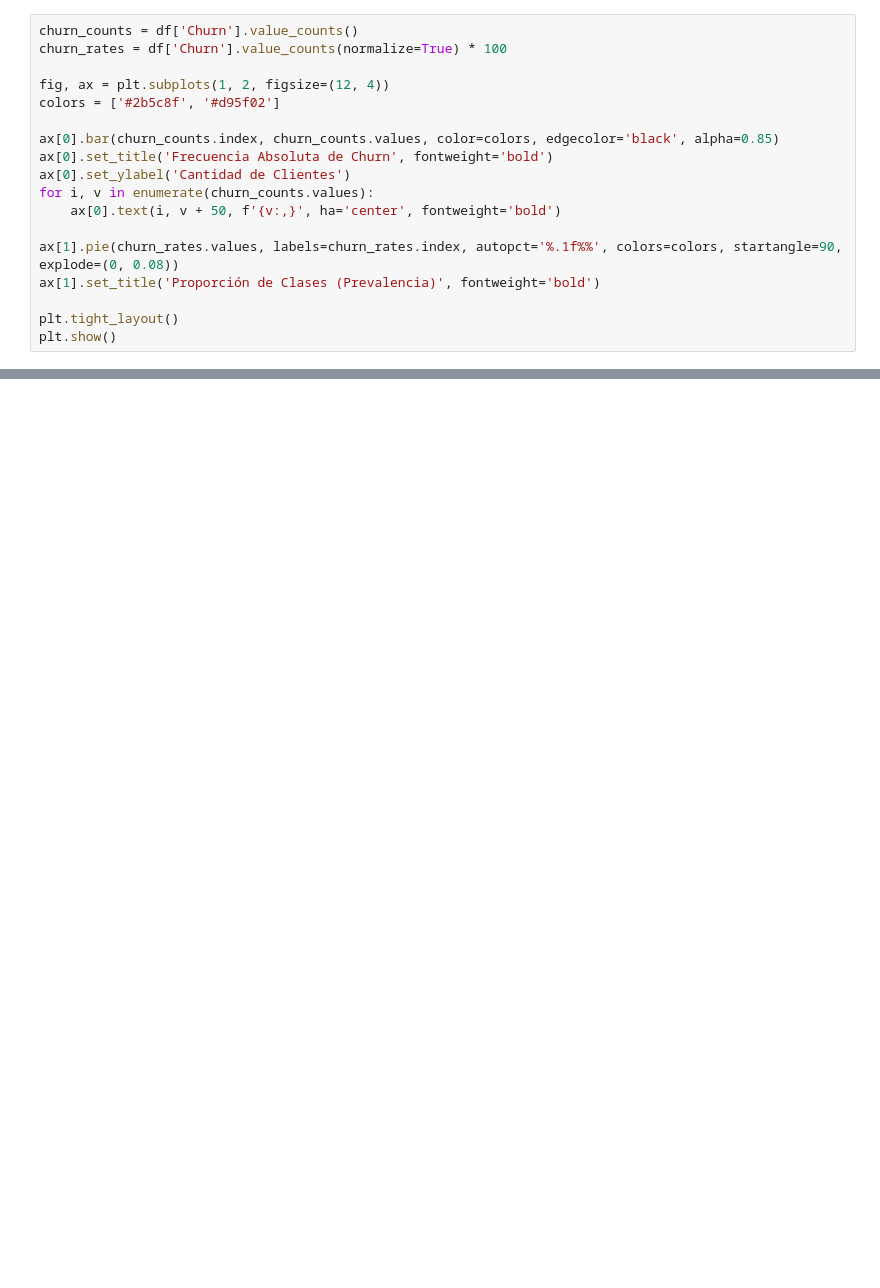
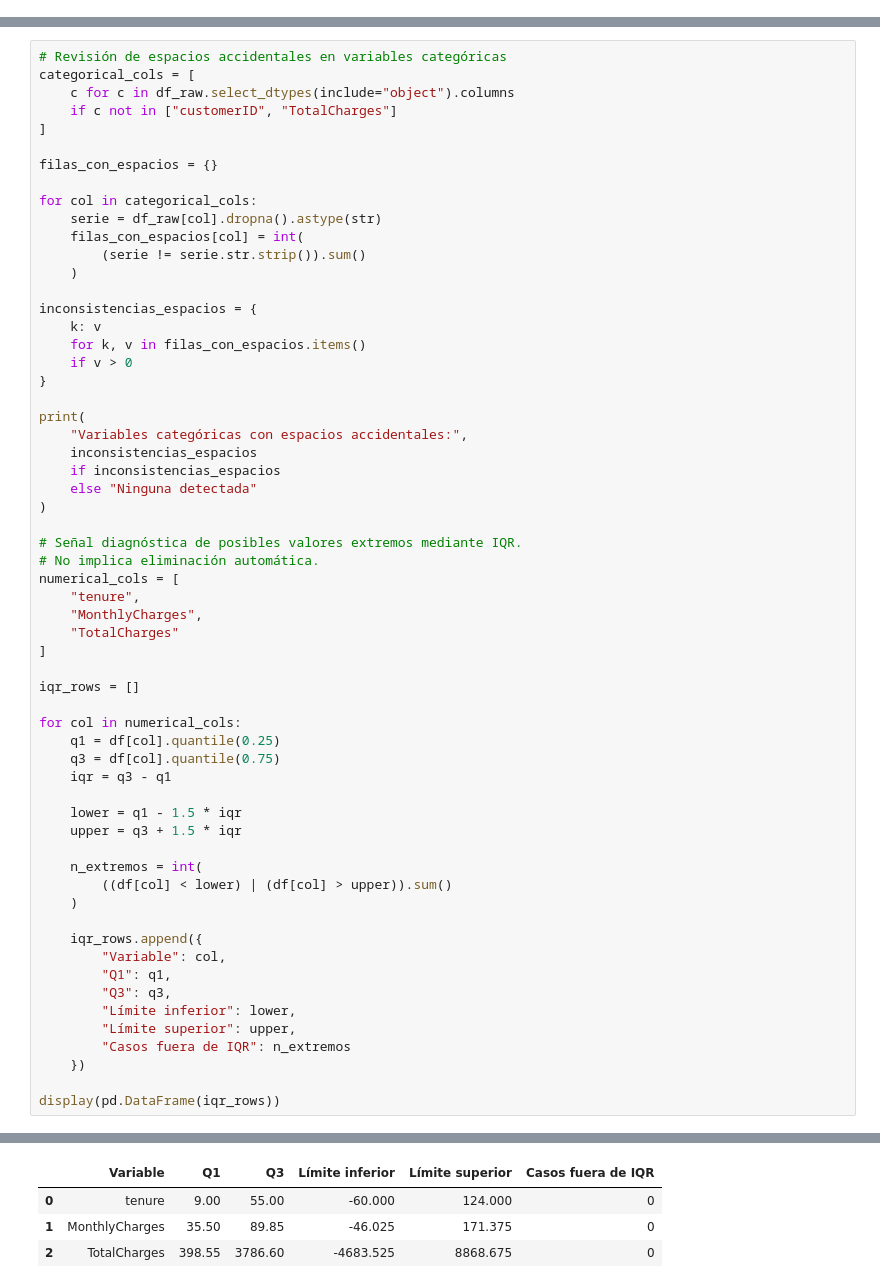
Before and after one commit to joako-baneado/customer-churn-prediction, a Jupyter notebook: notebooks/01_eda_exploratorio.ipynb, the cells around one changed output, grey strips where cells are left out. Saved outputs shown, nothing was run; the diff lists cells and outputs as text; blank space fills up the shorter version.

```diff
--- a/notebooks/01_eda_exploratorio.ipynb
+++ b/notebooks/01_eda_exploratorio.ipynb
@@ -130,18 +0,0 @@ Evaluamos el balance de clases para justificar las métricas posteriores.
-# %%
-churn_counts = df['Churn'].value_counts()
-churn_rates = df['Churn'].value_counts(normalize=True) * 100
-
-fig, ax = plt.subplots(1, 2, figsize=(12, 4))
-colors = ['#2b5c8f', '#d95f02']
-
-ax[0].bar(churn_counts.index, churn_counts.values, color=colors, edgecolor='black', alpha=0.85)
-ax[0].set_title('Frecuencia Absoluta de Churn', fontweight='bold')
-ax[0].set_ylabel('Cantidad de Clientes')
-for i, v in enumerate(churn_counts.values):
-    ax[0].text(i, v + 50, f'{v:,}', ha='center', fontweight='bold')
-
-ax[1].pie(churn_rates.values, labels=churn_rates.index, autopct='%.1f%%', colors=colors, startangle=90, explode=(0, 0.08))
-ax[1].set_title('Proporción de Clases (Prevalencia)', fontweight='bold')
-
-plt.tight_layout()
-plt.show()
@@ -257,0 +193,61 @@ A partir de la evidencia recabada:
+# %%
+# Revisión de espacios accidentales en variables categóricas
+categorical_cols = [
+    c for c in df_raw.select_dtypes(include="object").columns
+    if c not in ["customerID", "TotalCharges"]
+]
+
+filas_con_espacios = {}
+
+for col in categorical_cols:
+    serie = df_raw[col].dropna().astype(str)
+    filas_con_espacios[col] = int(
+        (serie != serie.str.strip()).sum()
+    )
+
+inconsistencias_espacios = {
+    k: v
+    for k, v in filas_con_espacios.items()
+    if v > 0
+}
+
+print(
+    "Variables categóricas con espacios accidentales:",
+    inconsistencias_espacios
+    if inconsistencias_espacios
+    else "Ninguna detectada"
+)
+
+# Señal diagnóstica de posibles valores extremos mediante IQR.
+# No implica eliminación automática.
+numerical_cols = [
+    "tenure",
+    "MonthlyCharges",
+    "TotalCharges"
+]
+
+iqr_rows = []
+
+for col in numerical_cols:
+    q1 = df[col].quantile(0.25)
+    q3 = df[col].quantile(0.75)
+    iqr = q3 - q1
+
+    lower = q1 - 1.5 * iqr
+    upper = q3 + 1.5 * iqr
+
+    n_extremos = int(
+        ((df[col] < lower) | (df[col] > upper)).sum()
+    )
+
+    iqr_rows.append({
+        "Variable": col,
+        "Q1": q1,
+        "Q3": q3,
+        "Límite inferior": lower,
+        "Límite superior": upper,
+        "Casos fuera de IQR": n_extremos
+    })
+
+display(pd.DataFrame(iqr_rows))
+# %% [output]
@@ -257,0 +255,4 @@ A partir de la evidencia recabada:
+|  | Variable | Q1 | Q3 | Límite inferior | Límite superior | Casos fuera de IQR |
+| 0 | tenure | 9.00 | 55.00 | -60.000 | 124.000 | 0 |
+| 1 | MonthlyCharges | 35.50 | 89.85 | -46.025 | 171.375 | 0 |
+| 2 | TotalCharges | 398.55 | 3786.60 | -4683.525 | 8868.675 | 0 |
```
Also changed, not shown: parts of 55 cells of this notebook.
